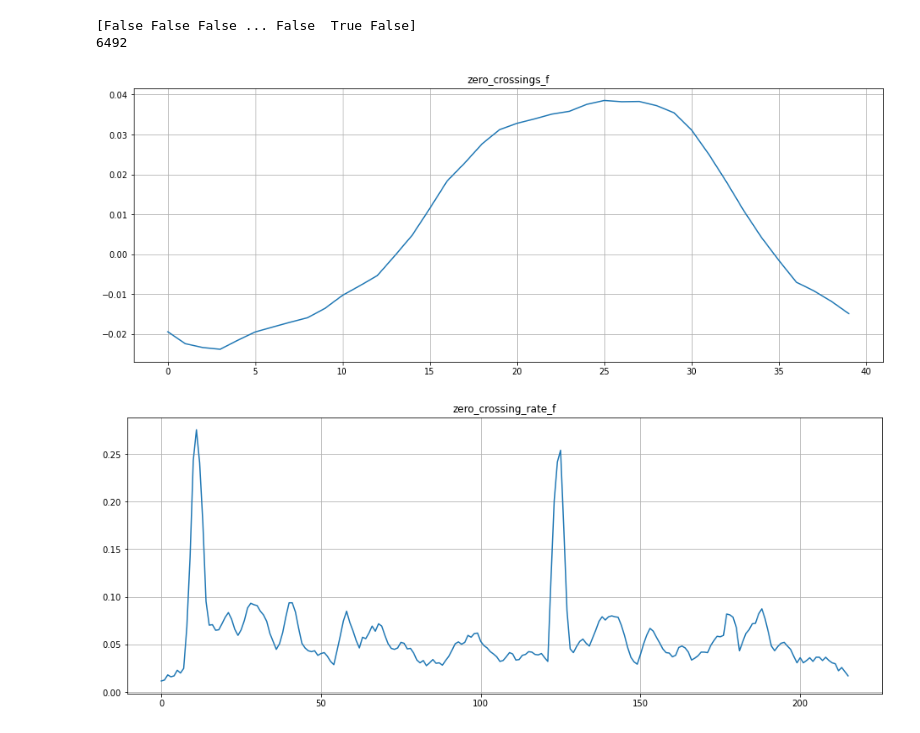
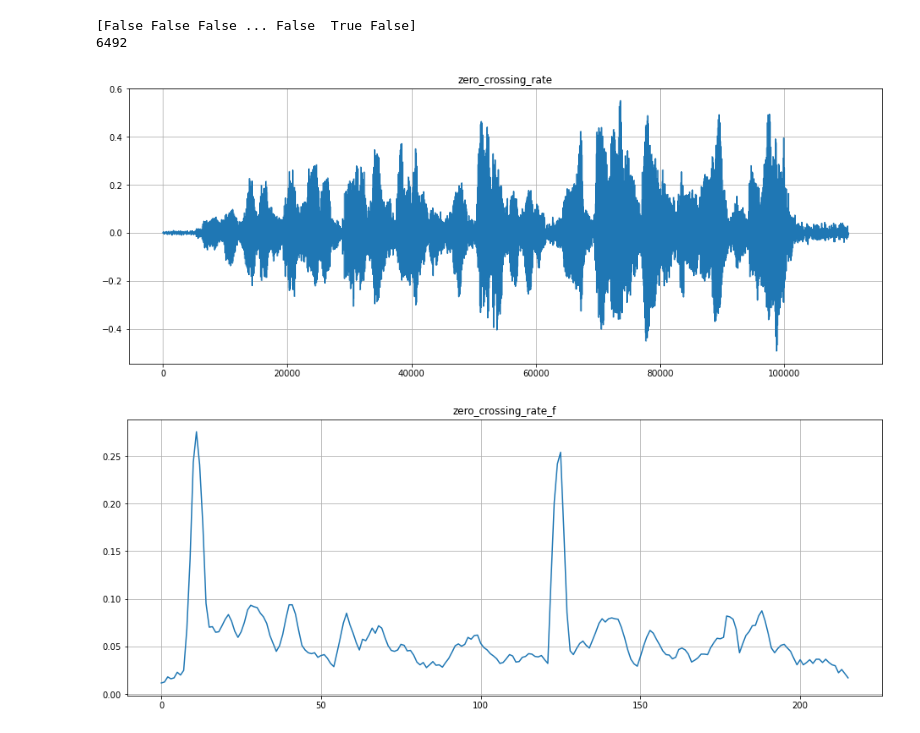
Before and after one commit to zashin-AI/JongHo, a Jupyter notebook: zero_crossing_rate_f(default).ipynb, the cells around one changed output. Saved outputs shown, nothing was run; the diff lists cells and outputs as text; code cells hidden in the pictures.

```diff
--- a/zero_crossing_rate_f(default).ipynb
+++ b/zero_crossing_rate_f(default).ipynb
@@ -4,8 +4,10 @@ y, sr = librosa.load('C:/nmb/nmb_data/testvoice_F2.wav')
 print(y)
 print(y.shape)
 print(len(y))
-a = librosa.feature.zero_crossing_rate(y)
-print(a.shape)
+a = librosa.feature.zero_crossing_rate(y=y)
+print(a.shape)  #
+print(a[0])
+print(len(a[0]))
 # %% [output]
 [-2.9244100e-05 -7.4235257e-05 -9.4395844e-05 ...  6.2298583e-04
  -1.2165480e-03 -4.3098307e-03]
@@ -22,20 +36,22 @@ print(sum(zero_crossings))
 6492
 # %%
 import matplotlib.pyplot as plt
-n0 = 9000
-n1 = 9040
+n0 = 0
+n1 = 110250
 
 plt.figure(figsize=(16, 6))
-plt.title('zero_crossings_f')
+# plt.title('zero_crossings_f')
+plt.title('zero_crossing_rate')
 plt.plot(y[n0:n1])   # zero_crossings
+
 plt.grid()
 
 plt.figure(figsize=(16, 6))
 plt.title('zero_crossing_rate_f')
 plt.plot(a[0])       # zero_crossing_rate -> 음의 높낮이를 확인할수 있다.
 plt.grid()
 
 plt.show()
 # %% [output]
-[figure, old version]
+[figure, new version]
 [figure]
```
Also changed, not shown: parts of 1 cell of this notebook, 2 other files.
